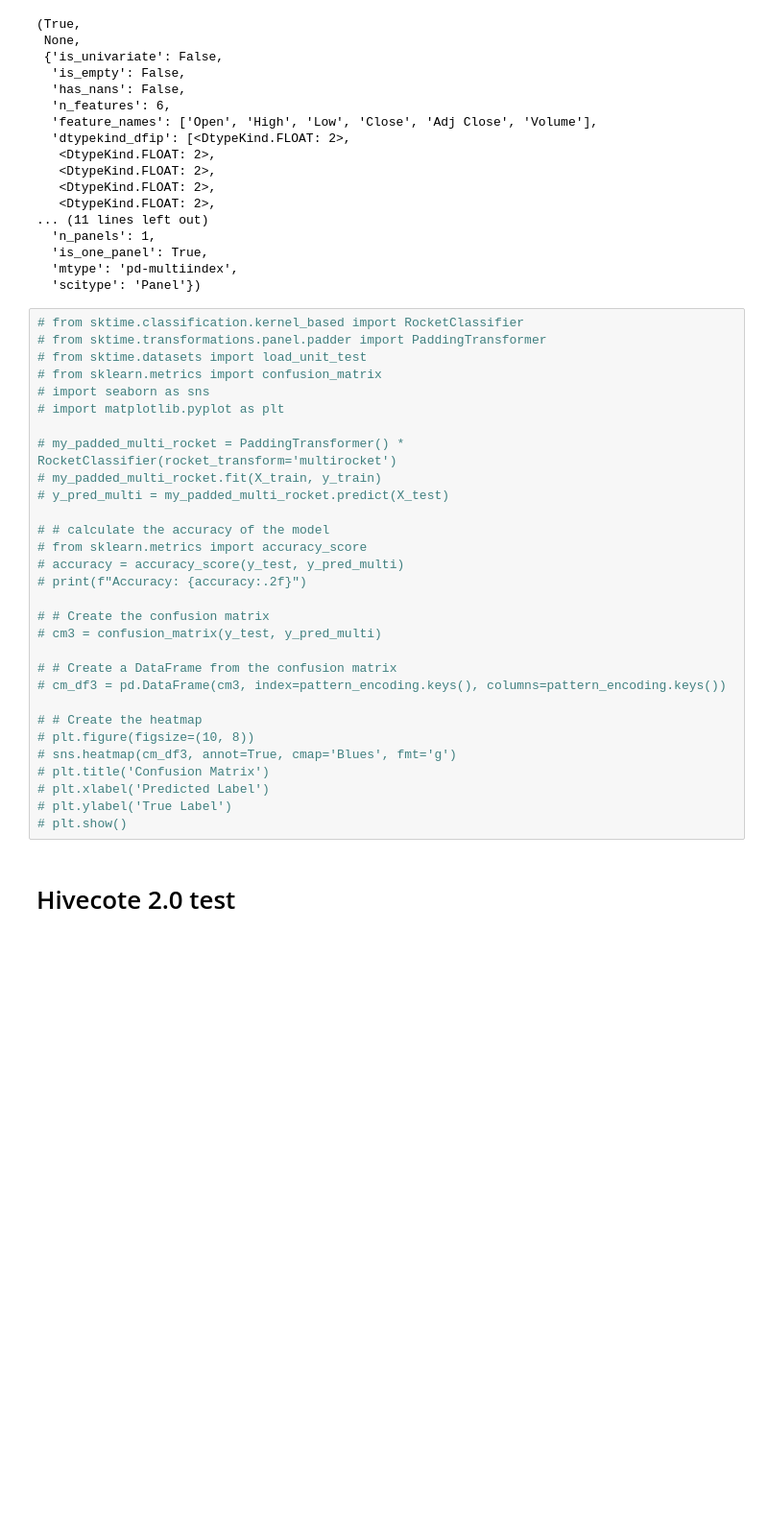
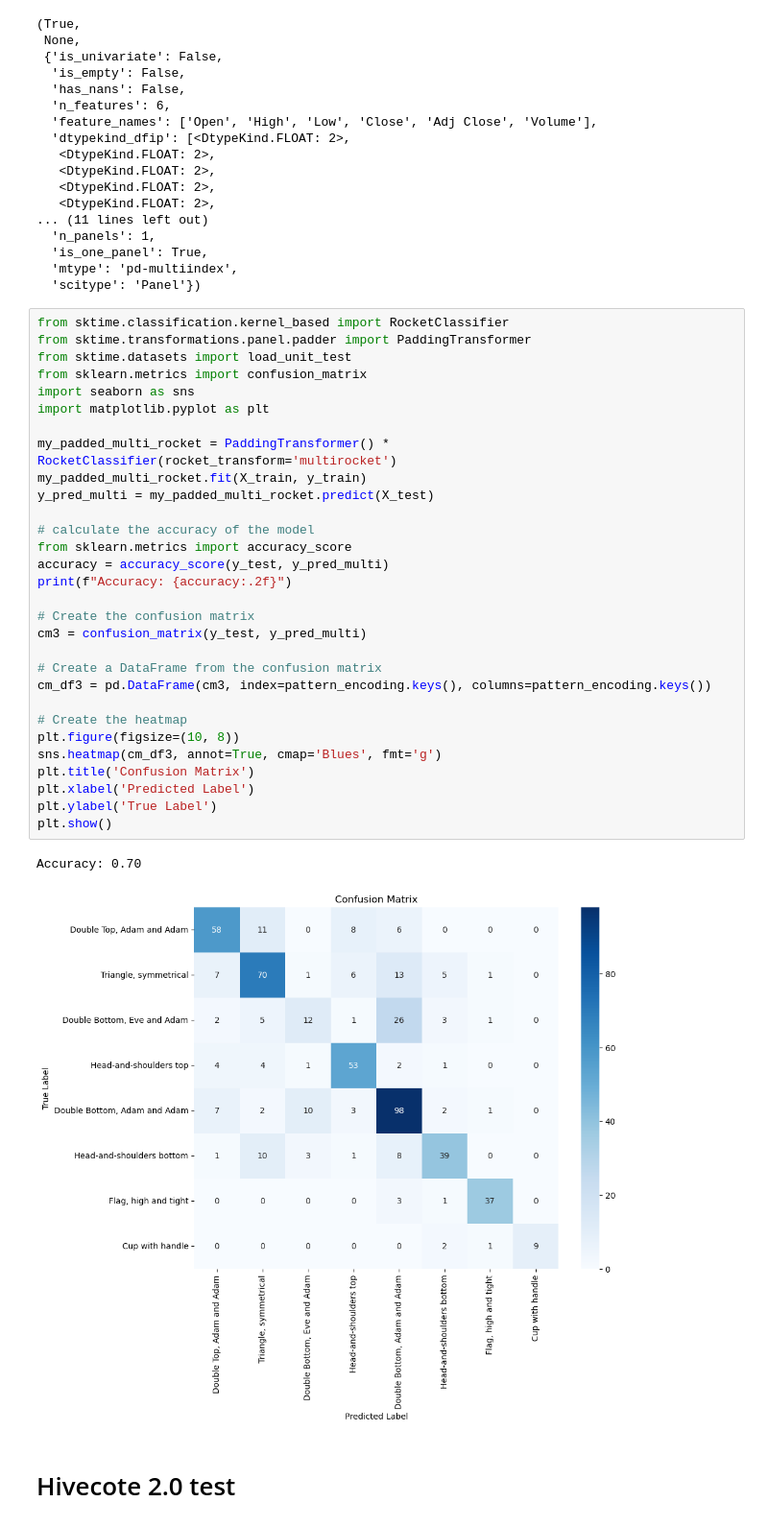
Before and after one commit to Ginushmal/Candlestick-Chart-Pattern-Detection-FYP, a Jupyter notebook: DatasetCreation.ipynb, the cells around one changed output. Shown at 96% size. Saved outputs shown, nothing was run; the diff lists cells and outputs as text; blank space fills up the shorter version.

```diff
--- a/DatasetCreation.ipynb
+++ b/DatasetCreation.ipynb
@@ -353,35 +387,38 @@ check_is_mtype(X_train, mtype="pd-multiindex", return_metadata=True)
   'mtype': 'pd-multiindex',
   'scitype': 'Panel'})
 # %%
-# from sktime.classification.kernel_based import RocketClassifier
-# from sktime.transformations.panel.padder import PaddingTransformer
-# from sktime.datasets import load_unit_test
-# from sklearn.metrics import confusion_matrix
-# import seaborn as sns
-# import matplotlib.pyplot as plt
+from sktime.classification.kernel_based import RocketClassifier
+from sktime.transformations.panel.padder import PaddingTransformer
+from sktime.datasets import load_unit_test
+from sklearn.metrics import confusion_matrix
+import seaborn as sns
+import matplotlib.pyplot as plt
 
-# my_padded_multi_rocket = PaddingTransformer() * RocketClassifier(rocket_transform='multirocket')
-# my_padded_multi_rocket.fit(X_train, y_train)
-# y_pred_multi = my_padded_multi_rocket.predict(X_test)
+my_padded_multi_rocket = PaddingTransformer() * RocketClassifier(rocket_transform='multirocket')
+my_padded_multi_rocket.fit(X_train, y_train)
+y_pred_multi = my_padded_multi_rocket.predict(X_test)
 
-# # calculate the accuracy of the model
-# from sklearn.metrics import accuracy_score
-# accuracy = accuracy_score(y_test, y_pred_multi)
-# print(f"Accuracy: {accuracy:.2f}")
+# calculate the accuracy of the model
+from sklearn.metrics import accuracy_score
+accuracy = accuracy_score(y_test, y_pred_multi)
+print(f"Accuracy: {accuracy:.2f}")
 
-# # Create the confusion matrix
-# cm3 = confusion_matrix(y_test, y_pred_multi)
+# Create the confusion matrix
+cm3 = confusion_matrix(y_test, y_pred_multi)
 
-# # Create a DataFrame from the confusion matrix
-# cm_df3 = pd.DataFrame(cm3, index=pattern_encoding.keys(), columns=pattern_encoding.keys())
+# Create a DataFrame from the confusion matrix
+cm_df3 = pd.DataFrame(cm3, index=pattern_encoding.keys(), columns=pattern_encoding.keys())
 
-# # Create the heatmap
-# plt.figure(figsize=(10, 8))
-# sns.heatmap(cm_df3, annot=True, cmap='Blues', fmt='g')
-# plt.title('Confusion Matrix')
-# plt.xlabel('Predicted Label')
-# plt.ylabel('True Label')
-# plt.show()
+# Create the heatmap
+plt.figure(figsize=(10, 8))
+sns.heatmap(cm_df3, annot=True, cmap='Blues', fmt='g')
+plt.title('Confusion Matrix')
+plt.xlabel('Predicted Label')
+plt.ylabel('True Label')
+plt.show()
+# %% [output]
+Accuracy: 0.70
+[figure, added]
 # %% [markdown]
 # Hivecote 2.0 test
 # %%
```
Also changed, not shown: parts of 13 cells of this notebook, 4 other files.
